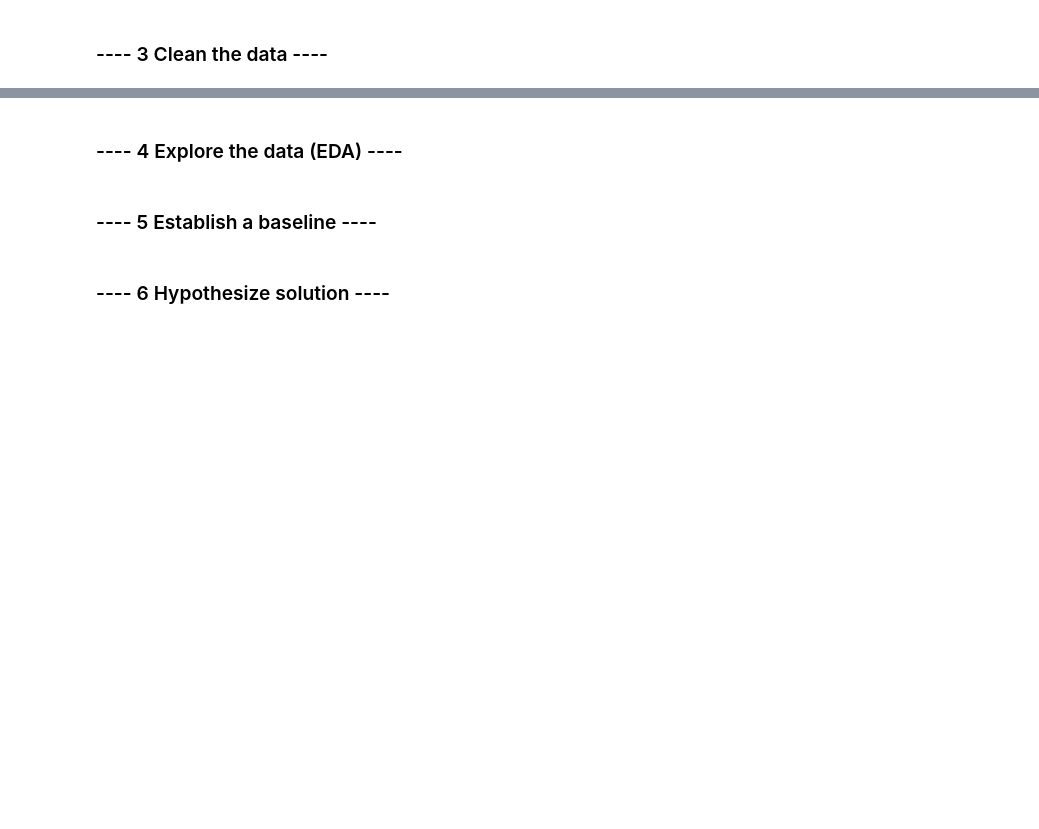
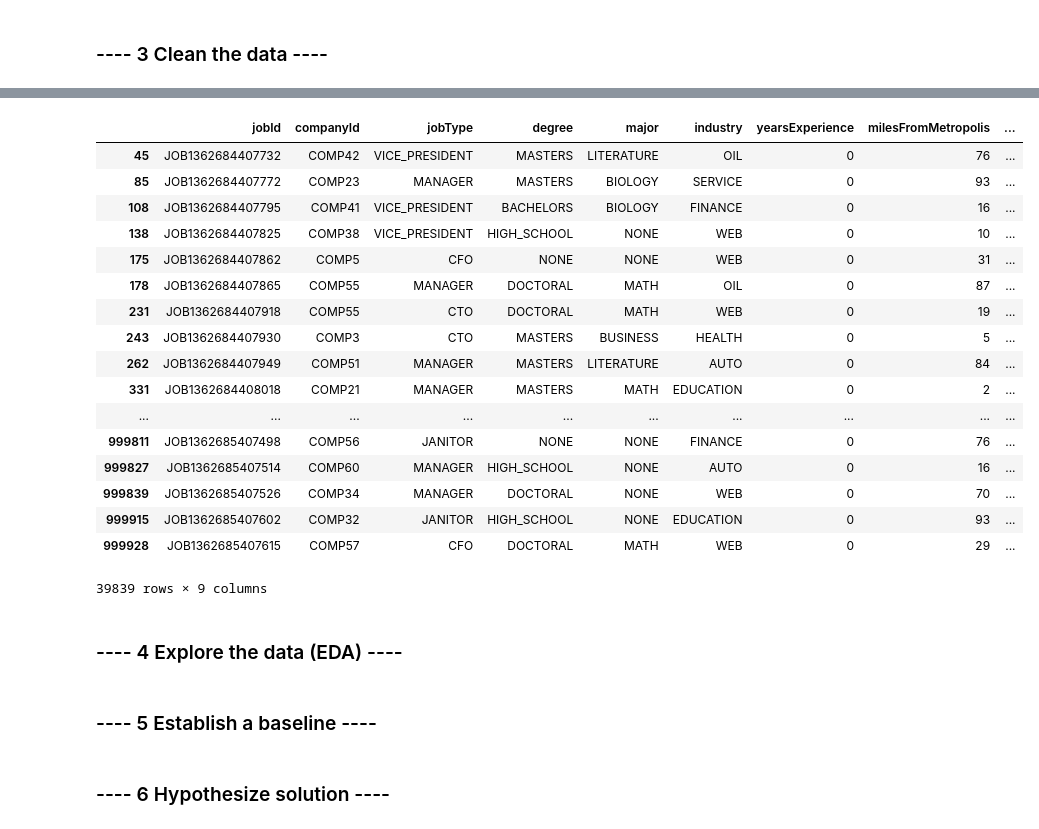
Before and after one commit to rohadhik/salarypredictionportfolio, a Jupyter notebook: SalaryPredictionProject.ipynb, the cells around one changed output, grey strips where cells are left out. Cells and saved outputs as stored; diff of their text form; code cells hidden in the pictures; blank space fills up the shorter version.

```diff
--- a/SalaryPredictionProject.ipynb
+++ b/SalaryPredictionProject.ipynb
@@ -38,3 +102,24 @@ SALARY_TRAIN_DATAFRAME.head()
+# %%
+TRAIN_FEATURES_DATAFRAME[TRAIN_FEATURES_DATAFRAME['yearsExperience'] == 0]
+# %% [output]
+|  | jobId | companyId | jobType | degree | major | industry | yearsExperience | milesFromMetropolis | ... |
+| 45 | JOB1362684407732 | COMP42 | VICE_PRESIDENT | MASTERS | LITERATURE | OIL | 0 | 76 | ... |
+| 85 | JOB1362684407772 | COMP23 | MANAGER | MASTERS | BIOLOGY | SERVICE | 0 | 93 | ... |
+| 108 | JOB1362684407795 | COMP41 | VICE_PRESIDENT | BACHELORS | BIOLOGY | FINANCE | 0 | 16 | ... |
+| 138 | JOB1362684407825 | COMP38 | VICE_PRESIDENT | HIGH_SCHOOL | NONE | WEB | 0 | 10 | ... |
+| 175 | JOB1362684407862 | COMP5 | CFO | NONE | NONE | WEB | 0 | 31 | ... |
+| 178 | JOB1362684407865 | COMP55 | MANAGER | DOCTORAL | MATH | OIL | 0 | 87 | ... |
+| 231 | JOB1362684407918 | COMP55 | CTO | DOCTORAL | MATH | WEB | 0 | 19 | ... |
+| 243 | JOB1362684407930 | COMP3 | CTO | MASTERS | BUSINESS | HEALTH | 0 | 5 | ... |
+| 262 | JOB1362684407949 | COMP51 | MANAGER | MASTERS | LITERATURE | AUTO | 0 | 84 | ... |
+| 331 | JOB1362684408018 | COMP21 | MANAGER | MASTERS | MATH | EDUCATION | 0 | 2 | ... |
+| ... | ... | ... | ... | ... | ... | ... | ... | ... | ... |
+| 999811 | JOB1362685407498 | COMP56 | JANITOR | NONE | NONE | FINANCE | 0 | 76 | ... |
+| 999827 | JOB1362685407514 | COMP60 | MANAGER | HIGH_SCHOOL | NONE | AUTO | 0 | 16 | ... |
+| 999839 | JOB1362685407526 | COMP34 | MANAGER | DOCTORAL | NONE | WEB | 0 | 70 | ... |
+| 999915 | JOB1362685407602 | COMP32 | JANITOR | HIGH_SCHOOL | NONE | EDUCATION | 0 | 93 | ... |
+| 999928 | JOB1362685407615 | COMP57 | CFO | DOCTORAL | MATH | WEB | 0 | 29 | ... |
+39839 rows × 9 columns
 # %% [markdown]
 ### ---- 4 Explore the data (EDA) ----
 # %%
```
Also changed, not shown: parts of 8 cells of this notebook.
